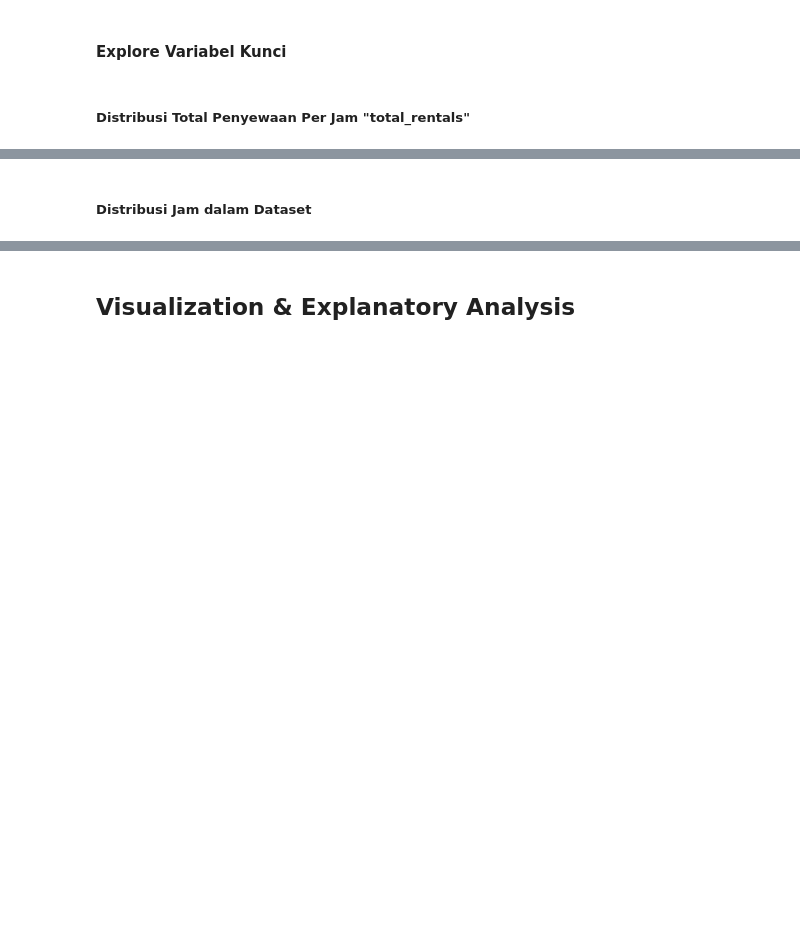
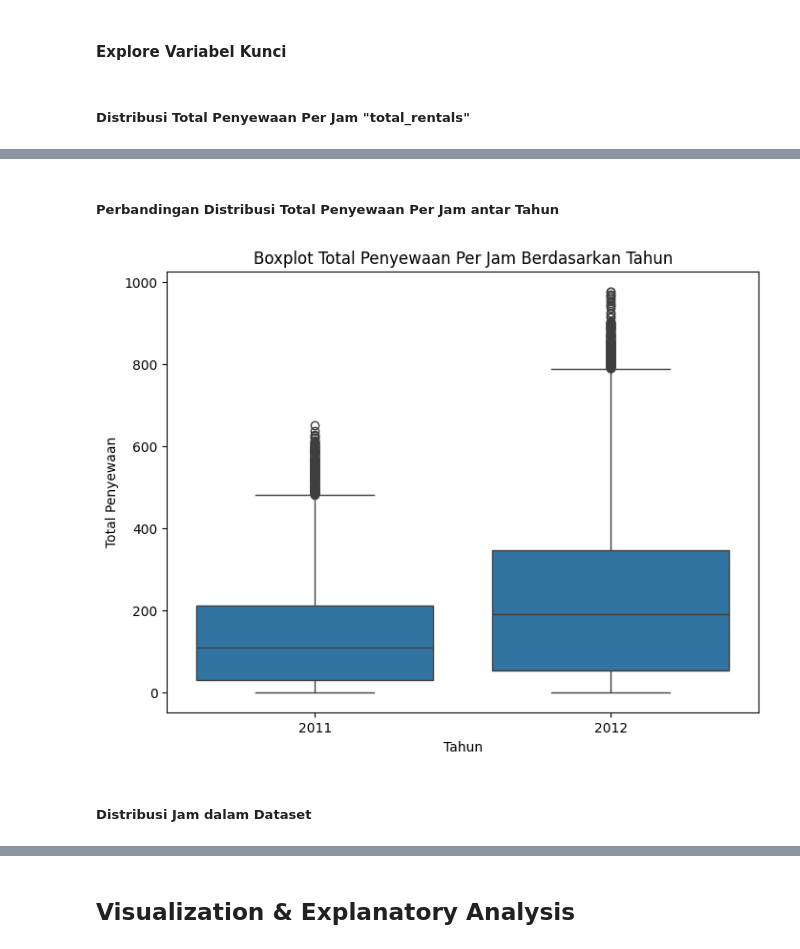
Before and after one commit to Fxf28/projek-analisis-data-1, a Jupyter notebook: notebook.ipynb, the cells around one changed output, grey strips where cells are left out. Cells and saved outputs as stored; diff of their text form; code cells hidden in the pictures; blank space fills up the shorter version.

```diff
--- a/notebook.ipynb
+++ b/notebook.ipynb
@@ -1107,5 +1179,18 @@ plt.show()
 # %% [markdown]
-<h5>Distribusi Jam dalam Dataset</h5>
+<h5>Perbandingan Distribusi Total Penyewaan Per Jam antar Tahun</h5>
+# %%
+plt.figure(figsize=(8, 6))
+sns.boxplot(data=hours_df, x="year_code", y="total_rentals")
+
+plt.title("Boxplot Total Penyewaan Per Jam Berdasarkan Tahun")
+plt.xlabel("Tahun")
+plt.ylabel("Total Penyewaan")
+plt.xticks(ticks=[0, 1], labels=["2011", "2012"])
+plt.show()
+# %% [output]
+[figure, added]
+# %% [markdown]
+<h5>Distribusi Jam dalam Dataset</h5>
 # %%
 print("Distribusi jam (dari 0 s/d 23):")
 print(hours_df["hour"].value_counts().sort_index())
```
Also changed, not shown: parts of 29 cells of this notebook, 2 other files.
